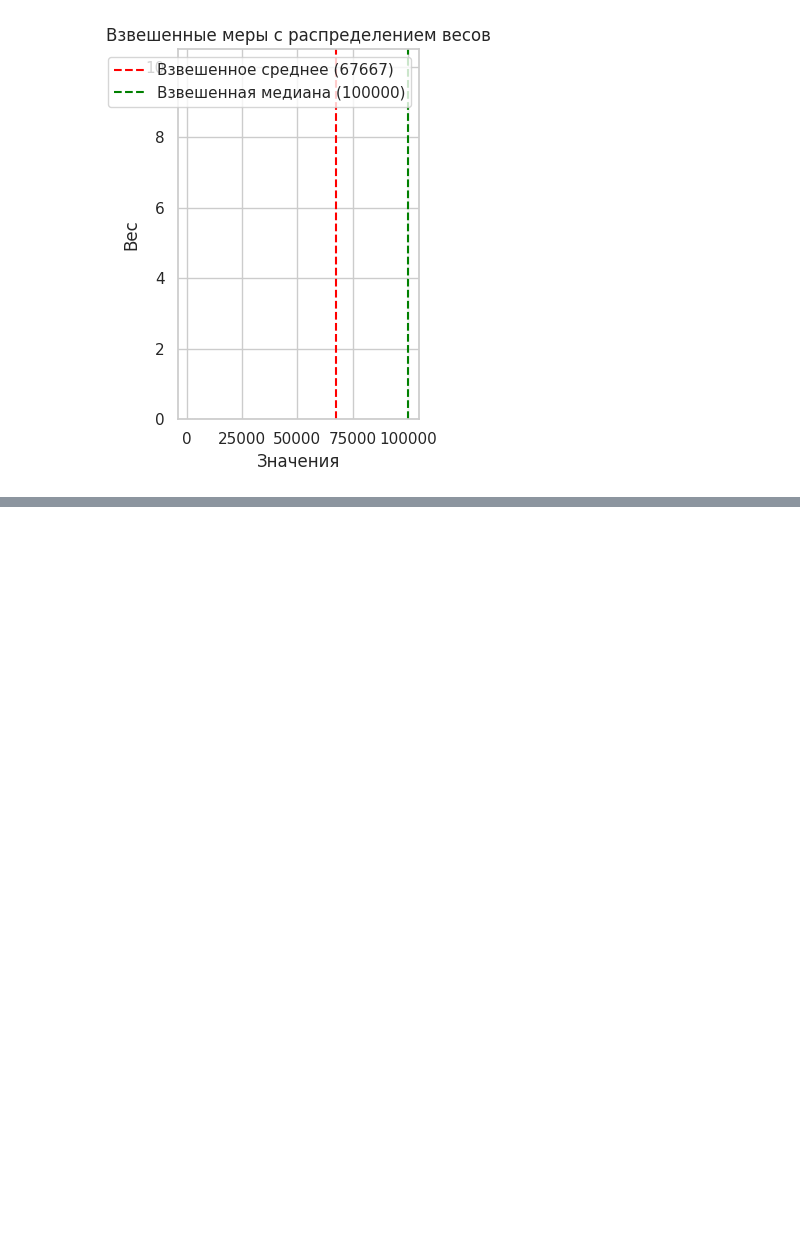
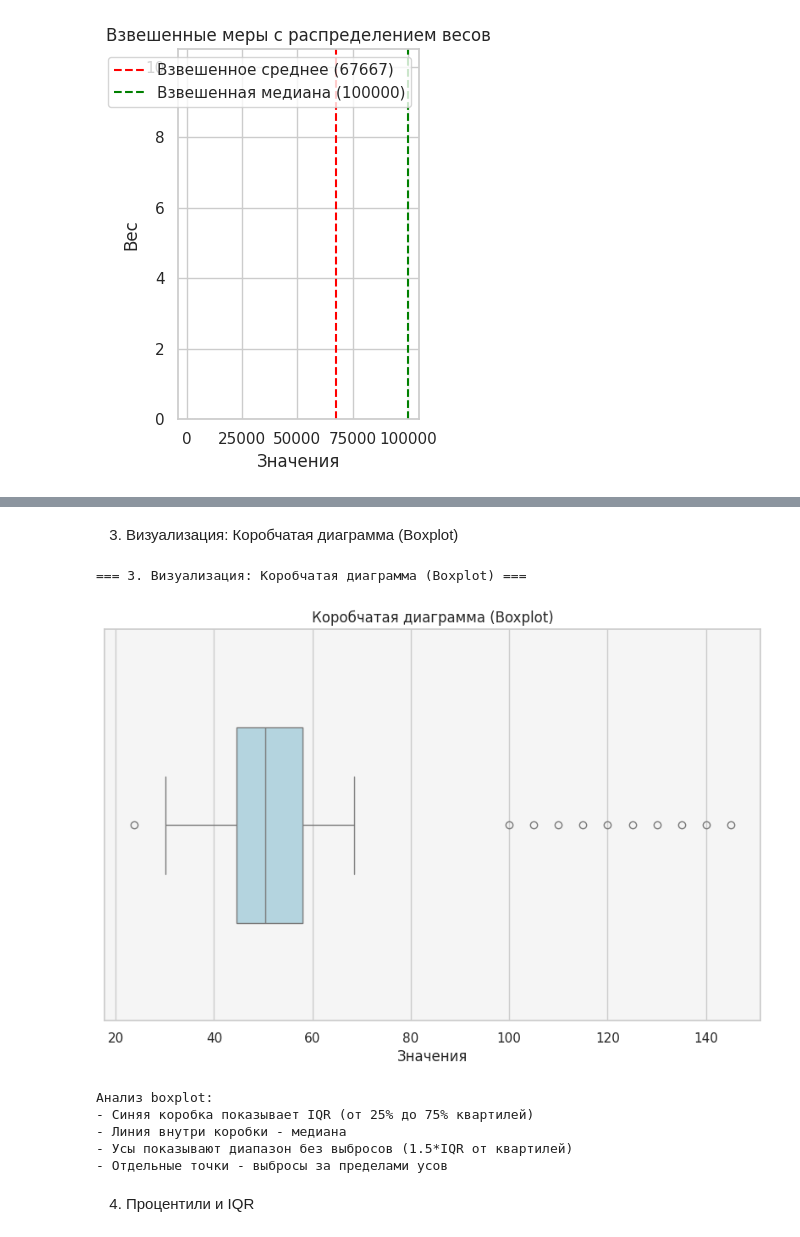
Before and after one commit to mda-les13/EDA_Lab, a Jupyter notebook: Lab1.ipynb, the cells around one changed output, grey strips where cells are left out. Drawn from its saved outputs; the diff is of its cells as text; code cells hidden in the pictures; blank space fills up the shorter version.

```diff
--- a/Lab1.ipynb
+++ b/Lab1.ipynb
@@ -602,0 +729,26 @@ plt.show()
+# %% [markdown]
+3. Визуализация: Коробчатая диаграмма (Boxplot)
+# %%
+print("\n=== 3. Визуализация: Коробчатая диаграмма (Boxplot) ===")
+
+plt.figure(figsize=(10, 6))
+sns.boxplot(x=df['Значения'], color='lightblue', width=0.5)
+plt.title('Коробчатая диаграмма (Boxplot)')
+plt.xlabel('Значения')
+plt.show()
+
+print("Анализ boxplot:")
+print("- Синяя коробка показывает IQR (от 25% до 75% квартилей)")
+print("- Линия внутри коробки - медиана")
+print("- Усы показывают диапазон без выбросов (1.5*IQR от квартилей)")
+print("- Отдельные точки - выбросы за пределами усов")
+# %% [output]
+=== 3. Визуализация: Коробчатая диаграмма (Boxplot) ===
+[figure, added]
+Анализ boxplot:
+- Синяя коробка показывает IQR (от 25% до 75% квартилей)
+- Линия внутри коробки - медиана
+- Усы показывают диапазон без выбросов (1.5*IQR от квартилей)
+- Отдельные точки - выбросы за пределами усов
+# %% [markdown]
+4. Процентили и IQR
```
Also changed, not shown: parts of 43 cells of this notebook.
